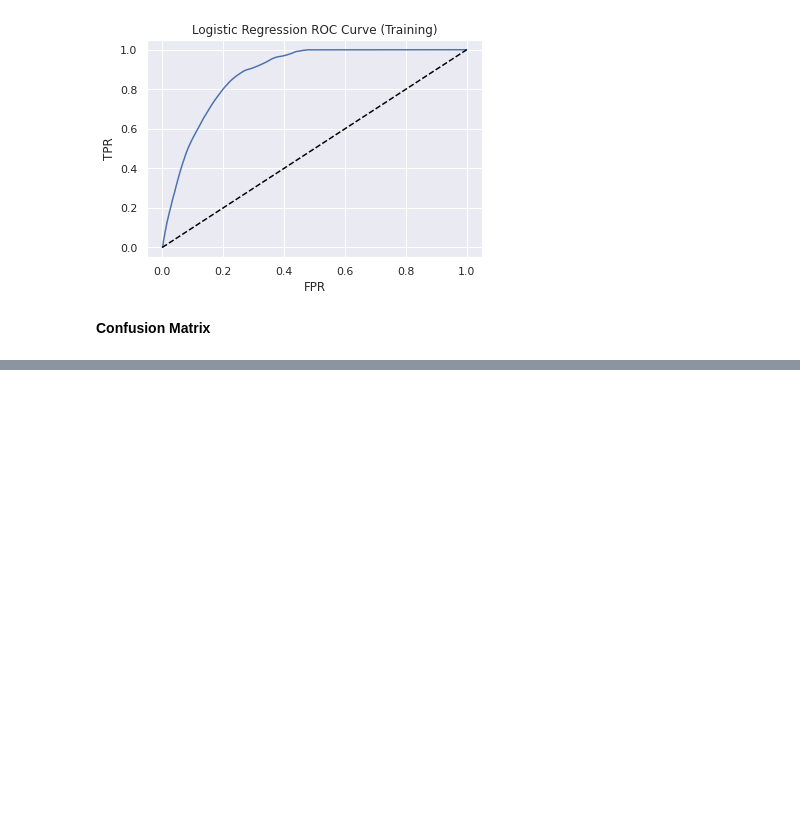
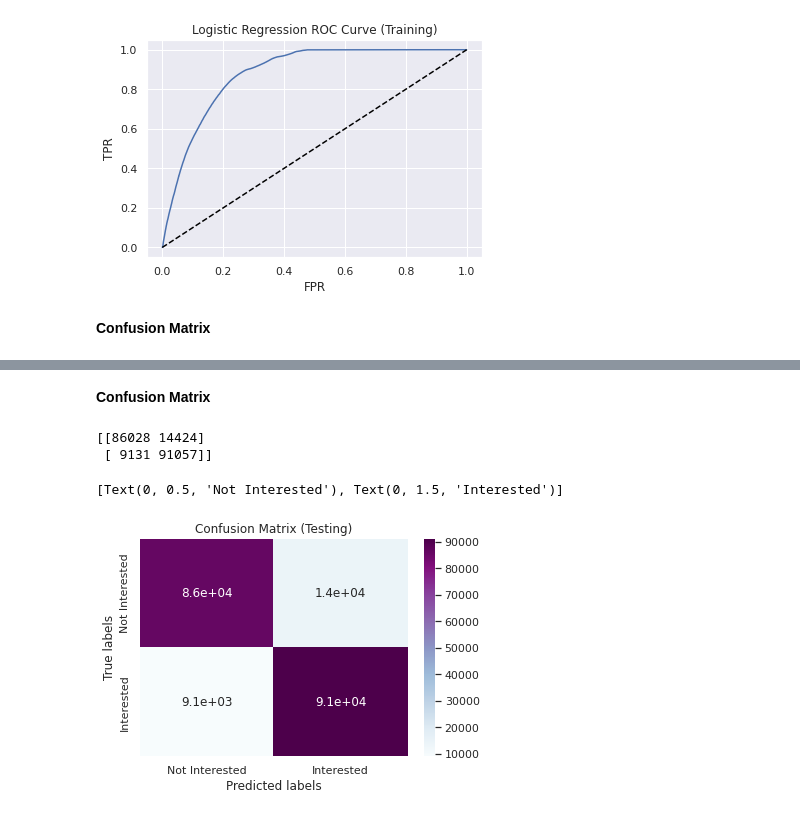
Before and after one commit to nihalhabeeb/Health_Insurance_Cross_Sell_Prediction, a Jupyter notebook: Health_Insurance_Cross_Sell_Prediction_Capstone_Project.ipynb, the cells around one changed output, grey strips where cells are left out. Drawn from its saved outputs; the diff is of its cells as text; code cells hidden in the pictures; blank space fills up the shorter version.

```diff
--- a/Health_Insurance_Cross_Sell_Prediction_Capstone_Project.ipynb
+++ b/Health_Insurance_Cross_Sell_Prediction_Capstone_Project.ipynb
@@ -910,0 +1031,21 @@ ax.yaxis.set_ticklabels(labels)
+# %% [markdown]
+**Confusion Matrix**
+# %%
+# confusion matrix for testing set
+cm_test_rf = confusion_matrix(y_test, y_pred_rf)
+print(cm_test_rf)
+
+ax = plt.subplot()
+sns.heatmap(cm_test_rf, annot = True, cmap = 'BuPu', ax = ax)
+
+labels = ['Not Interested', 'Interested']
+ax.set_xlabel('Predicted labels')
+ax.set_ylabel('True labels')
+ax.set_title('Confusion Matrix (Testing)')
+ax.xaxis.set_ticklabels(labels)
+ax.yaxis.set_ticklabels(labels)
+# %% [output]
+[[86028 14424]
+ [ 9131 91057]]
+[Text(0, 0.5, 'Not Interested'), Text(0, 1.5, 'Interested')]
+[figure, added]
```
Also changed, not shown: parts of 26 cells of this notebook.
